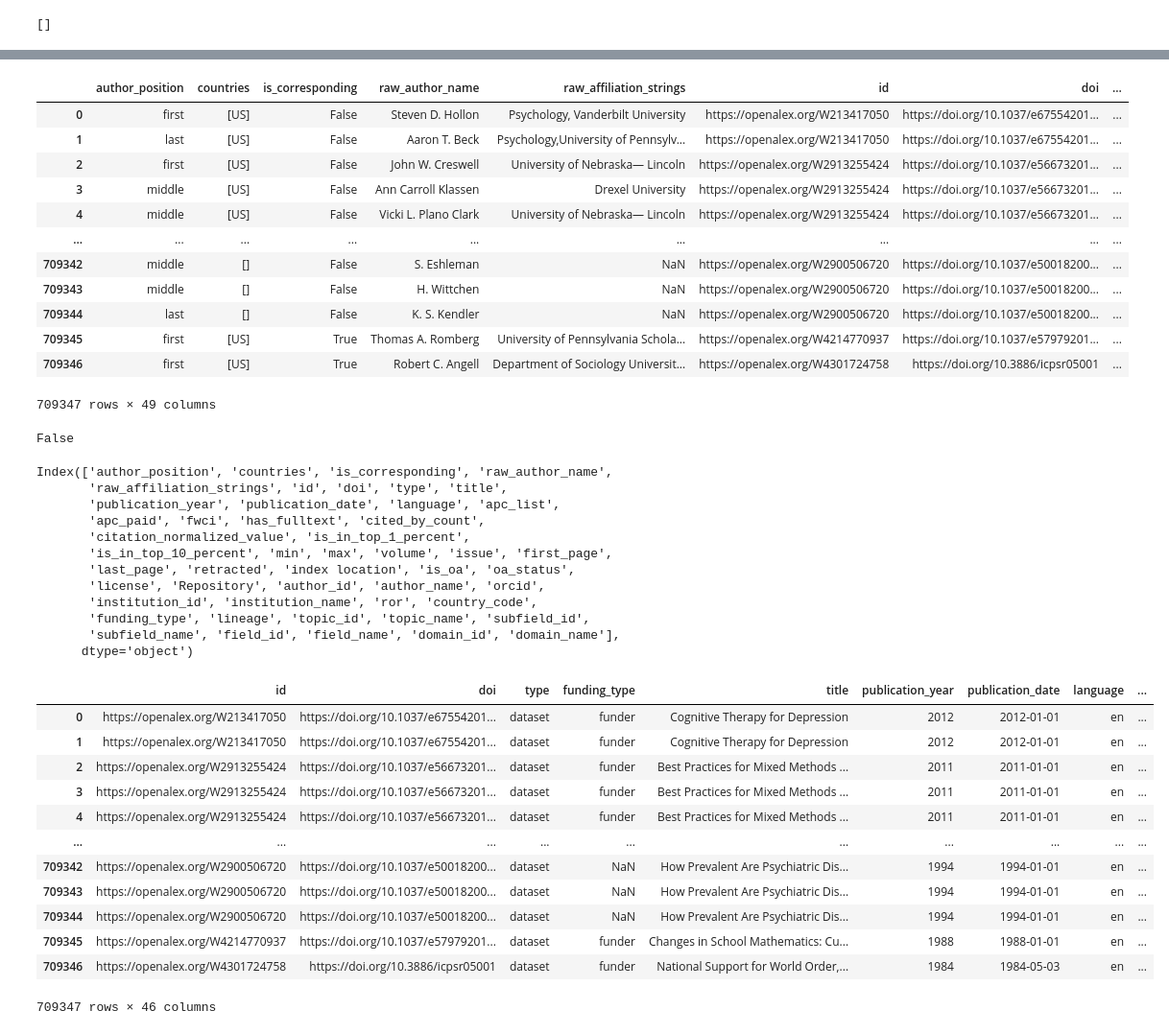
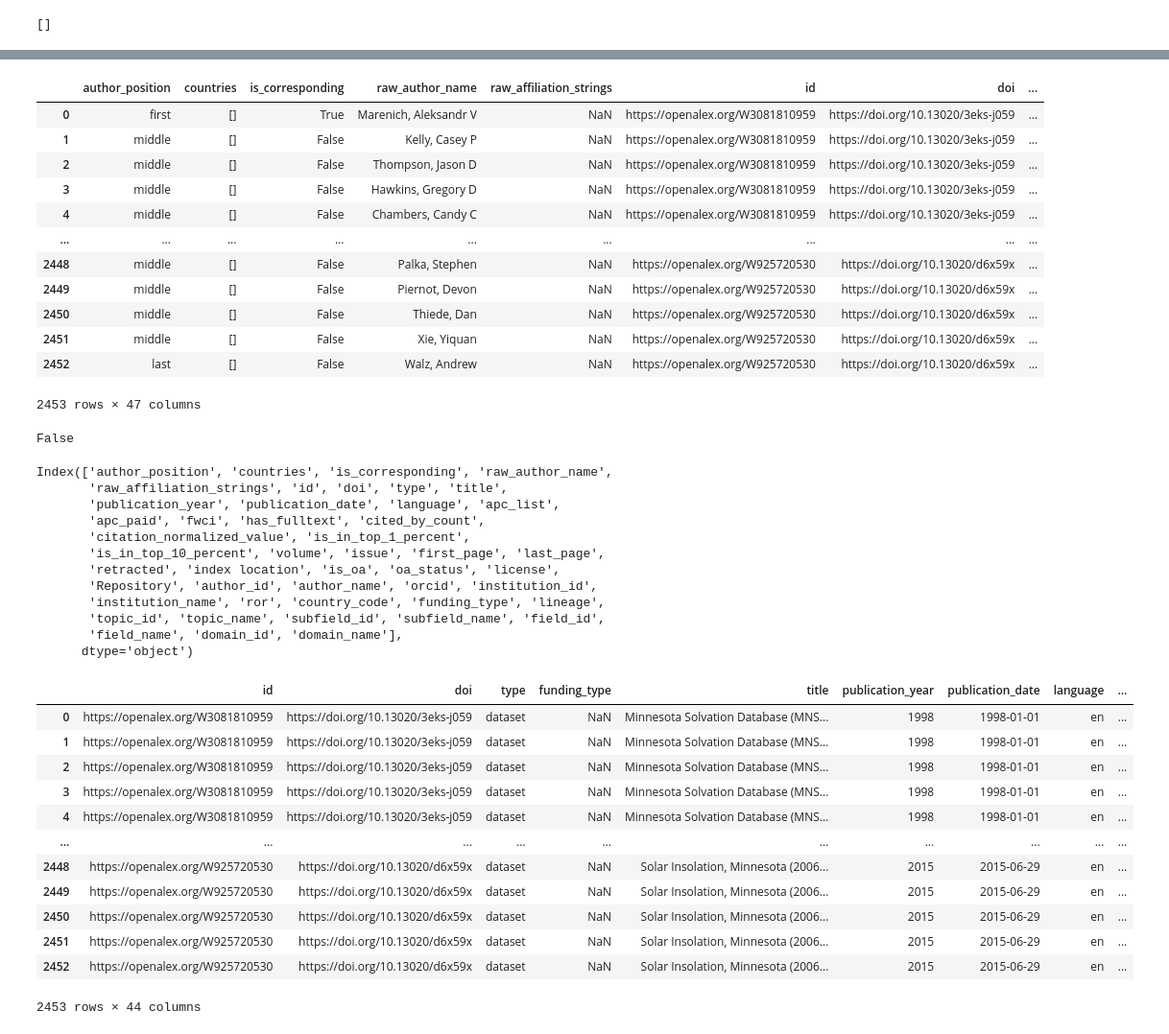
Before and after one commit to senderrr/OpenAlex, a Jupyter notebook: OpenAlex.ipynb, the cells around one changed output, grey strips where cells are left out. Shown at 96% size. Saved outputs shown, nothing was run; the diff lists cells and outputs as text; code cells hidden in the pictures.

```diff
--- a/OpenAlex.ipynb
+++ b/OpenAlex.ipynb
@@ -95,6 +87,8 @@ No API key found!!!
 #df = pd.read_json('OpenAlexDataCitation.json')
 #df
 #apiKey = '16B98mxBe1EkTVBDiZLmm3'
-URL = f"https://api.openalex.org/works?page=1&filter=type:dataset,authorships.institutions.lineage:i57206974|i130238516|i2801744472|i27837315|i157725225|i2802508227|i4210135927|i188538660|i205783295|i859038795|i135310074|i20089843|i130769515|i51556381|i79576946|i170897317|i204465549|i169521973|i114395901|i4210115145|i4210120349|i2799834026|i4210159608|i4400600966|i4210162301|i74973139|i173911158|i145311948|i40347166|i107639228&api_key={my_api_key}"
+#URL = f"https://api.openalex.org/works?page=1&filter=type:dataset,authorships.institutions.lineage:i57206974|i130238516|i2801744472|i27837315|i157725225|i2802508227|i4210135927|i188538660|i205783295|i859038795|i135310074|i20089843|i130769515|i51556381|i79576946|i170897317|i204465549|i169521973|i114395901|i4210115145|i4210120349|i2799834026|i4210159608|i4400600966|i4210162301|i74973139|i173911158|i145311948|i40347166|i107639228&api_key={my_api_key}"
 #URL = 'https://api.openalex.org/works?page=1&filter=type:dataset,authorships.institutions.lineage:i57206974|i130238516|i2801744472|i27837315|i157725225|i2802508227|i4210135927|i188538660|i205783295|i859038795|i135310074|i20089843|i130769515|i51556381|i79576946|i170897317|i204465549|i169521973|i114395901|i4210115145|i4210120349|i2799834026|i4210159608|i4400600966|i4210162301|i74973139|i173911158|i145311948|i40347166|i107639228}'
+UMNSourceURL = 'https://api.openalex.org/works?page=1&filter=type:dataset,primary_location.source.id:s4306402521|s4306481838|s4377196712|s4306464182|s4306490497|s4306480819|s4377196595|s7407053140|s4306476050|s4306401616'
+JSONOutFile= '3-18-UMN-Source-API.json'
 # %%
@@ -115,7 +116,7 @@ def missing_index(df):
 # %%
 pd.set_option("display.max_columns", 55)
 # %%
-df = pd.read_json('OpenAlexDataCitation.json')
+df = pd.read_json(JSONOutFile)
 df.head()
 # %% [output]
 |  | id | doi | title | type | publication_year | publication_date | topics | language | retracted | ... |
@@ -246,11 +256,12 @@ Index(['id', 'doi', 'title', 'type', 'publication_year', 'publication_date',
 # %%
+# what was , 'min', 'max'
 # Create new DataFrame to concat original data from
 cleaned_df = df[['id', 'doi', 'type', 'title', 'publication_year', 'publication_date', 'topics',
        'language', 'retracted', 'index location', 'is_oa',
        'oa_status', 'license', 'Repository',
        'apc_list', 'apc_paid', 'fwci', 'has_fulltext','cited_by_count',
        'citation_normalized_value', 'is_in_top_1_percent',
-       'is_in_top_10_percent', 'min', 'max', 'volume', 'issue', 'first_page',
+       'is_in_top_10_percent', 'volume', 'issue', 'first_page',
        'last_page',]].copy()
 cleaned_df
 # %% [output]
@@ -525,12 +535,13 @@ Index(['index', 'author_position', 'author', 'institutions', 'countries',
       dtype='object')
 # %%
+# what was , 'min', 'max'
 unnested_df = unnested_df[['author_position', 'countries',
        'is_corresponding', 'raw_author_name', 'raw_affiliation_strings',
        'id', 'doi', 'type', 'title', 'publication_year',
        'publication_date', 'language', 'apc_list', 'apc_paid',
        'fwci', 'has_fulltext', 'cited_by_count',
        'citation_normalized_value', 'is_in_top_1_percent',
-       'is_in_top_10_percent', 'min', 'max', 'volume', 'issue', 'first_page',
+       'is_in_top_10_percent', 'volume', 'issue', 'first_page',
        'last_page', 'retracted', 'index location',
        'is_oa', 'oa_status', 'license', 'Repository', 'author_id',
        'author_name', 'orcid']]
@@ -554,18 +565,18 @@ unnested_df = pd.concat([unnested_df, merged_df], axis=1)
 unnested_df
 # %% [output]
 |  | author_position | countries | is_corresponding | raw_author_name | raw_affiliation_strings | id | doi | ... |
-| 0 | first | [US] | False | Steven D. Hollon | Psychology, Vanderbilt University | https://openalex.org/W213417050 | https://doi.org/10.1037/e67554201... | ... |
-| 1 | last | [US] | False | Aaron T. Beck | Psychology,University of Pennsylv... | https://openalex.org/W213417050 | https://doi.org/10.1037/e67554201... | ... |
-| 2 | first | [US] | False | John W. Creswell | University of Nebraska— Lincoln | https://openalex.org/W2913255424 | https://doi.org/10.1037/e56673201... | ... |
-| 3 | middle | [US] | False | Ann Carroll Klassen | Drexel University | https://openalex.org/W2913255424 | https://doi.org/10.1037/e56673201... | ... |
-| 4 | middle | [US] | False | Vicki L. Plano Clark | University of Nebraska— Lincoln | https://openalex.org/W2913255424 | https://doi.org/10.1037/e56673201... | ... |
+| 0 | first | [] | True | Marenich, Aleksandr V | NaN | https://openalex.org/W3081810959 | https://doi.org/10.13020/3eks-j059 | ... |
+| 1 | middle | [] | False | Kelly, Casey P | NaN | https://openalex.org/W3081810959 | https://doi.org/10.13020/3eks-j059 | ... |
+| 2 | middle | [] | False | Thompson, Jason D | NaN | https://openalex.org/W3081810959 | https://doi.org/10.13020/3eks-j059 | ... |
+| 3 | middle | [] | False | Hawkins, Gregory D | NaN | https://openalex.org/W3081810959 | https://doi.org/10.13020/3eks-j059 | ... |
+| 4 | middle | [] | False | Chambers, Candy C | NaN | https://openalex.org/W3081810959 | https://doi.org/10.13020/3eks-j059 | ... |
 | ... | ... | ... | ... | ... | ... | ... | ... | ... |
-| 709342 | middle | [] | False | S. Eshleman | NaN | https://openalex.org/W2900506720 | https://doi.org/10.1037/e50018200... | ... |
-| 709343 | middle | [] | False | H. Wittchen | NaN | https://openalex.org/W2900506720 | https://doi.org/10.1037/e50018200... | ... |
-| 709344 | last | [] | False | K. S. Kendler | NaN | https://openalex.org/W2900506720 | https://doi.org/10.1037/e50018200... | ... |
-| 709345 | first | [US] | True | Thomas A. Romberg | University of Pennsylvania Schola... | https://openalex.org/W4214770937 | https://doi.org/10.1037/e57979201... | ... |
-| 709346 | first | [US] | True | Robert C. Angell | Department of Sociology Universit... | https://openalex.org/W4301724758 | https://doi.org/10.3886/icpsr05001 | ... |
+| 2448 | middle | [] | False | Palka, Stephen | NaN | https://openalex.org/W925720530 | https://doi.org/10.13020/d6x59x | ... |
+| 2449 | middle | [] | False | Piernot, Devon | NaN | https://openalex.org/W925720530 | https://doi.org/10.13020/d6x59x | ... |
+| 2450 | middle | [] | False | Thiede, Dan | NaN | https://openalex.org/W925720530 | https://doi.org/10.13020/d6x59x | ... |
+| 2451 | middle | [] | False | Xie, Yiquan | NaN | https://openalex.org/W925720530 | https://doi.org/10.13020/d6x59x | ... |
+| 2452 | last | [] | False | Walz, Andrew | NaN | https://openalex.org/W925720530 | https://doi.org/10.13020/d6x59x | ... |
-709347 rows × 49 columns
+2453 rows × 47 columns
 # %%
 # check for nan authors
 unnested_df['author_name'].isnull().values.any()
@@ -583,33 +594,34 @@ Index(['author_position', 'countries', 'is_corresponding', 'raw_author_name',
        'publication_year', 'publication_date', 'language', 'apc_list',
        'apc_paid', 'fwci', 'has_fulltext', 'cited_by_count',
        'citation_normalized_value', 'is_in_top_1_percent',
-       'is_in_top_10_percent', 'min', 'max', 'volume', 'issue', 'first_page',
-       'last_page', 'retracted', 'index location', 'is_oa', 'oa_status',
-       'license', 'Repository', 'author_id', 'author_name', 'orcid',
-       'institution_id', 'institution_name', 'ror', 'country_code',
-       'funding_type', 'lineage', 'topic_id', 'topic_name', 'subfield_id',
-       'subfield_name', 'field_id', 'field_name', 'domain_id', 'domain_name'],
+       'is_in_top_10_percent', 'volume', 'issue', 'first_page', 'last_page',
+       'retracted', 'index location', 'is_oa', 'oa_status', 'license',
+       'Repository', 'author_id', 'author_name', 'orcid', 'institution_id',
+       'institution_name', 'ror', 'country_code', 'funding_type', 'lineage',
+       'topic_id', 'topic_name', 'subfield_id', 'subfield_name', 'field_id',
+       'field_name', 'domain_id', 'domain_name'],
       dtype='object')
 # %%
+# , 'min', 'max',
 unnested_df = unnested_df[['id', 'doi', 'type', 'funding_type', 'title', 'publication_year', 'publication_date', 'language',
        'author_id','author_name', 'author_position', 'orcid',
        'apc_list', 'apc_paid', 'fwci', 'has_fulltext', 'cited_by_count', 'citation_normalized_value',
-              'is_in_top_1_percent', 'is_in_top_10_percent', 'min', 'max', 'volume', 'issue', 'first_page', 'last_page',
+              'is_in_top_1_percent', 'is_in_top_10_percent', 'volume', 'issue', 'first_page', 'last_page',
        'topic_id', 'topic_name', 'subfield_id', 'subfield_name', 'field_id', 'field_name', 'domain_id', 'domain_name',
        'retracted', 'index location', 'Repository', 'is_oa', 'oa_status', 'license',
        'institution_id', 'institution_name', 'raw_affiliation_strings',  'country_code', 'ror', 'lineage']]
 unnested_df
 # %% [output]
 |  | id | doi | type | funding_type | title | publication_year | publication_date | language | ... |
-| 0 | https://openalex.org/W213417050 | https://doi.org/10.1037/e67554201... | dataset | funder | Cognitive Therapy for Depression | 2012 | 2012-01-01 | en | ... |
-| 1 | https://openalex.org/W213417050 | https://doi.org/10.1037/e67554201... | dataset | funder | Cognitive Therapy for Depression | 2012 | 2012-01-01 | en | ... |
-| 2 | https://openalex.org/W2913255424 | https://doi.org/10.1037/e56673201... | dataset | funder | Best Practices for Mixed Methods ... | 2011 | 2011-01-01 | en | ... |
-| 3 | https://openalex.org/W2913255424 | https://doi.org/10.1037/e56673201... | dataset | funder | Best Practices for Mixed Methods ... | 2011 | 2011-01-01 | en | ... |
-| 4 | https://openalex.org/W2913255424 | https://doi.org/10.1037/e56673201... | dataset | funder | Best Practices for Mixed Methods ... | 2011 | 2011-01-01 | en | ... |
+| 0 | https://openalex.org/W3081810959 | https://doi.org/10.13020/3eks-j059 | dataset | NaN | Minnesota Solvation Database (MNS... | 1998 | 1998-01-01 | en | ... |
+| 1 | https://openalex.org/W3081810959 | https://doi.org/10.13020/3eks-j059 | dataset | NaN | Minnesota Solvation Database (MNS... | 1998 | 1998-01-01 | en | ... |
+| 2 | https://openalex.org/W3081810959 | https://doi.org/10.13020/3eks-j059 | dataset | NaN | Minnesota Solvation Database (MNS... | 1998 | 1998-01-01 | en | ... |
+| 3 | https://openalex.org/W3081810959 | https://doi.org/10.13020/3eks-j059 | dataset | NaN | Minnesota Solvation Database (MNS... | 1998 | 1998-01-01 | en | ... |
+| 4 | https://openalex.org/W3081810959 | https://doi.org/10.13020/3eks-j059 | dataset | NaN | Minnesota Solvation Database (MNS... | 1998 | 1998-01-01 | en | ... |
 | ... | ... | ... | ... | ... | ... | ... | ... | ... | ... |
-| 709342 | https://openalex.org/W2900506720 | https://doi.org/10.1037/e50018200... | dataset | NaN | How Prevalent Are Psychiatric Dis... | 1994 | 1994-01-01 | en | ... |
-| 709343 | https://openalex.org/W2900506720 | https://doi.org/10.1037/e50018200... | dataset | NaN | How Prevalent Are Psychiatric Dis... | 1994 | 1994-01-01 | en | ... |
-| 709344 | https://openalex.org/W2900506720 | https://doi.org/10.1037/e50018200... | dataset | NaN | How Prevalent Are Psychiatric Dis... | 1994 | 1994-01-01 | en | ... |
-| 709345 | https://openalex.org/W4214770937 | https://doi.org/10.1037/e57979201... | dataset | funder | Changes in School Mathematics: Cu... | 1988 | 1988-01-01 | en | ... |
-| 709346 | https://openalex.org/W4301724758 | https://doi.org/10.3886/icpsr05001 | dataset | funder | National Support for World Order,... | 1984 | 1984-05-03 | en | ... |
+| 2448 | https://openalex.org/W925720530 | https://doi.org/10.13020/d6x59x | dataset | NaN | Solar Insolation, Minnesota (2006... | 2015 | 2015-06-29 | en | ... |
+| 2449 | https://openalex.org/W925720530 | https://doi.org/10.13020/d6x59x | dataset | NaN | Solar Insolation, Minnesota (2006... | 2015 | 2015-06-29 | en | ... |
+| 2450 | https://openalex.org/W925720530 | https://doi.org/10.13020/d6x59x | dataset | NaN | Solar Insolation, Minnesota (2006... | 2015 | 2015-06-29 | en | ... |
+| 2451 | https://openalex.org/W925720530 | https://doi.org/10.13020/d6x59x | dataset | NaN | Solar Insolation, Minnesota (2006... | 2015 | 2015-06-29 | en | ... |
+| 2452 | https://openalex.org/W925720530 | https://doi.org/10.13020/d6x59x | dataset | NaN | Solar Insolation, Minnesota (2006... | 2015 | 2015-06-29 | en | ... |
-709347 rows × 46 columns
+2453 rows × 44 columns
```
Also changed, not shown: parts of 30 cells of this notebook, 5 other files.
